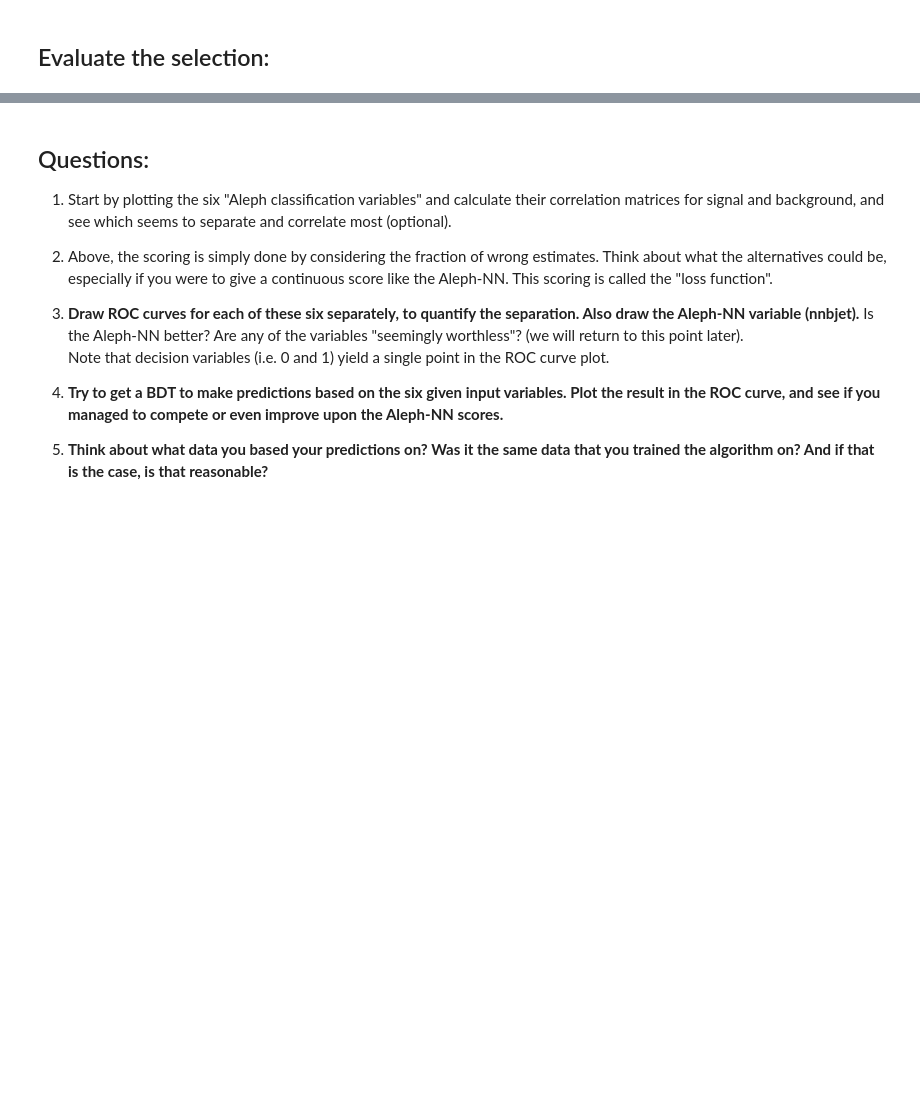
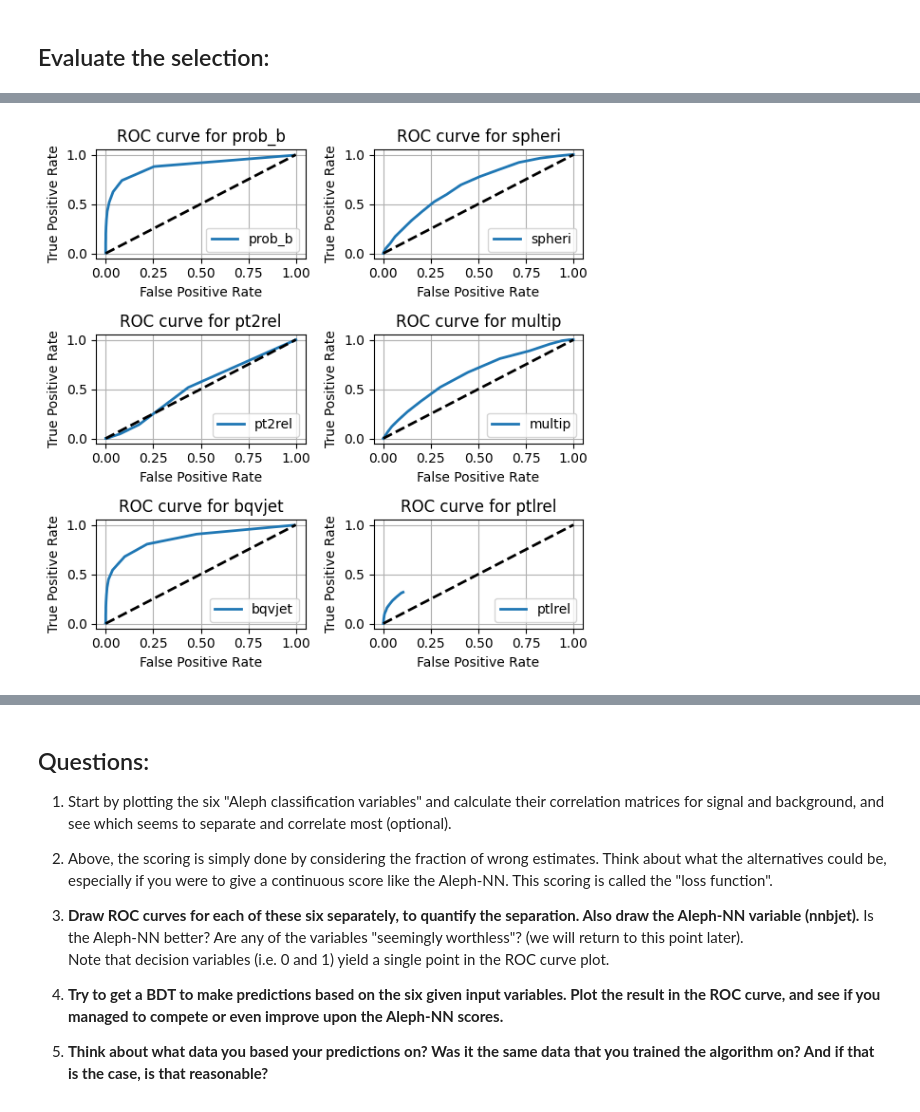
Before and after one commit to nielsdavidsen/AppliedML2025_fork, a Jupyter notebook: NIELS_working_dir/Week1/BjetSelection_original.ipynb, the cells around one changed output, grey strips where cells are left out. Saved outputs shown, nothing was run; the diff lists cells and outputs as text; code cells hidden in the pictures; blank space fills up the shorter version.

```diff
--- a/NIELS_working_dir/Week1/BjetSelection_original.ipynb
+++ b/NIELS_working_dir/Week1/BjetSelection_original.ipynb
@@ -139,3 +168,37 @@ print("    Fraction right (accuracy) = ( (0,0) + (1,1) ) / sum = ", accuracy)
+# %%
+# Constrcuting ROC curves
+x_range = np.arange(0.0, 1.05, 0.05)
+
+tp_var = []
+fp_var = []
+for var in input_variables:
+    tp_values = []
+    fp_values = []
+    for cut in x_range:
+        bquark=[]
+        for i in np.arange(len(data[var])):
+            if (data[var][i] > cut) : bquark.append(1)
+            else : bquark.append(0)
+        N, accuracy, fracWrong = evaluate(bquark)
+        tp_values.append(float(N[1][1])/float(N[1][1]+N[0][1]))  # True Positive Rate
+        fp_values.append(float(N[1][0])/float(N[1][0]+N[0][0]))  # False Positive Rate
+
+    tp_var.append(tp_values)
+    fp_var.append(fp_values)
+
+fig, ax = plt.subplots(3,2, figsize=(6, 6), dpi=100)
+for i, var in enumerate(input_variables):
+    ax[i//2, i%2].plot(fp_var[i], tp_var[i], label=var, linewidth=2)
+    ax[i//2, i%2].set_xlabel("False Positive Rate")
+    ax[i//2, i%2].set_ylabel("True Positive Rate")
+    ax[i//2, i%2].set_title(f"ROC curve for {var}")
+    ax[i//2, i%2].legend(loc='lower right')
+    ax[i//2, i%2].grid()
+    ax[i//2, i%2].plot([0, 1], [0, 1], 'k--', linewidth=2)  # Diagonal line
+fig.title("ROC curves for different variables", fontsize=16)
+fig.tight_layout()
+# %% [output]
+[figure, added]
 # %%
 # Compare with Aleph NN-approach from 1990'ies (choosing a reasonable selection cut on "nnbjet"):
 bquark=[]
```
Also changed, not shown: parts of 9 cells of this notebook.
